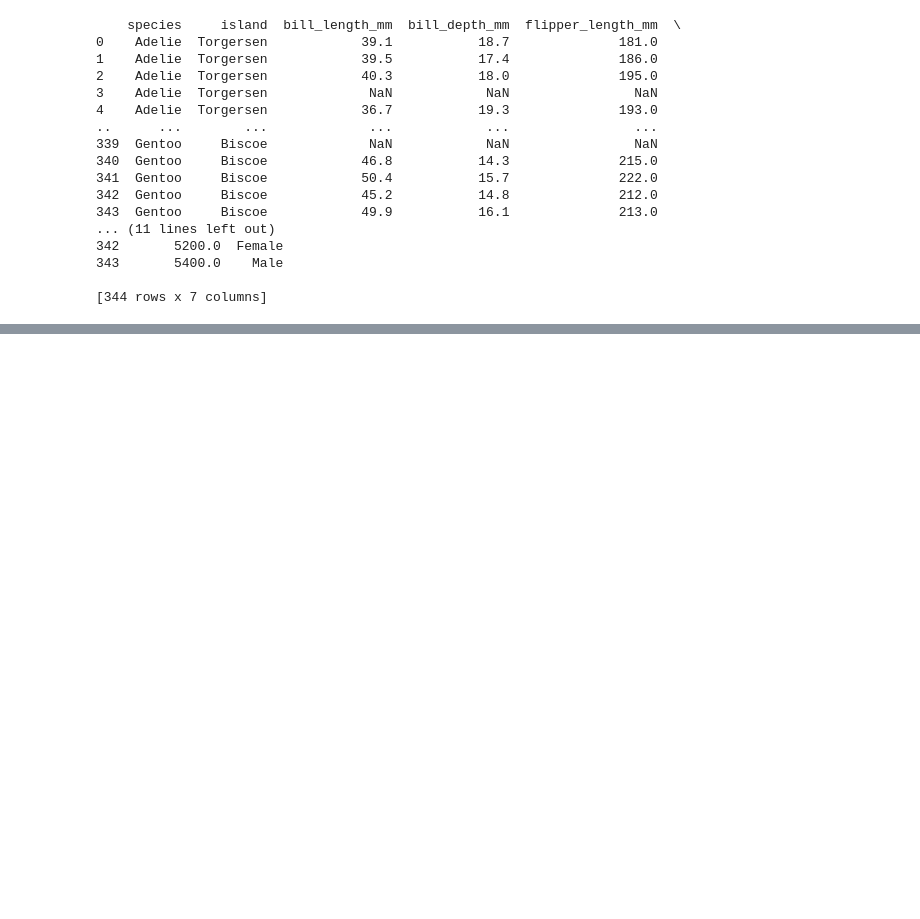
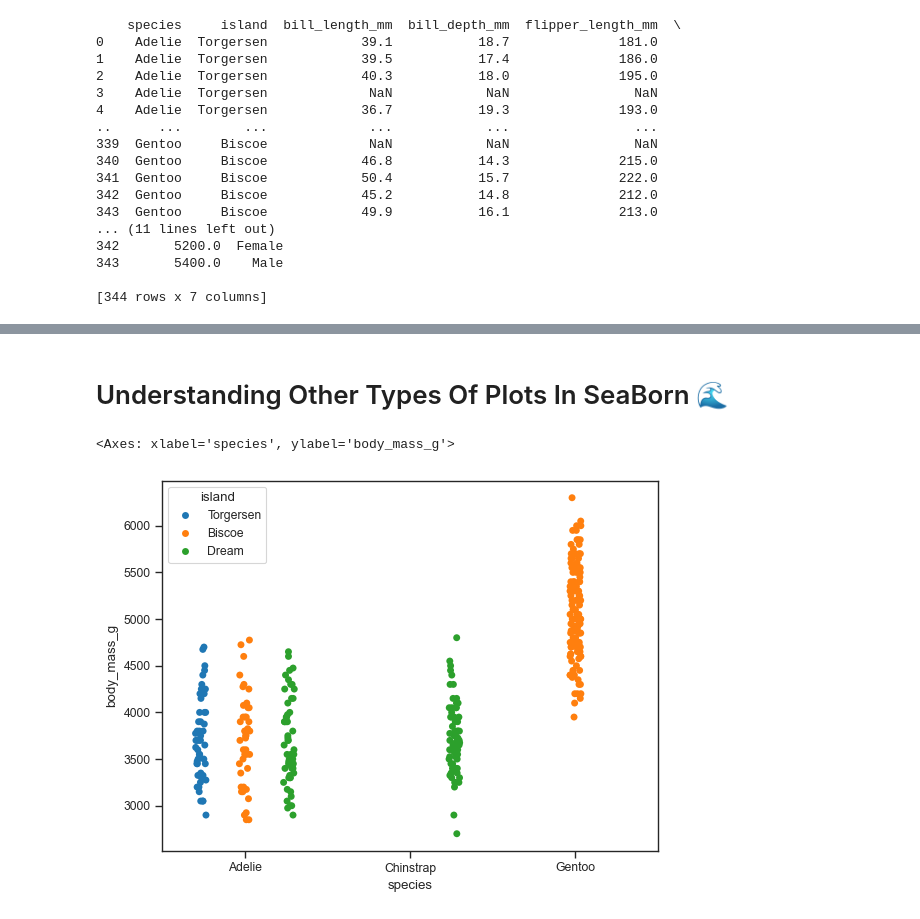
Before and after one commit to sidraanl-08/completedatascience, a Jupyter notebook: seaborn/seaborn.ipynb, the cells around one changed output, grey strips where cells are left out. Cells and saved outputs as stored; diff of their text form; code cells hidden in the pictures; blank space fills up the shorter version.

```diff
--- a/seaborn/seaborn.ipynb
+++ b/seaborn/seaborn.ipynb
@@ -57,0 +111,9 @@ sb.scatterplot(data = penguins, x = 'flipper_length_mm' , y = 'body_mass_g')
+# %% [markdown]
+# Understanding Other Types Of Plots In SeaBorn 🌊
+# %%
+#obtaining more readaility with stripplot and using dodge and jitter
+
+sb.stripplot(data=penguins, x = 'species', y = 'body_mass_g', hue = 'island', dodge=True, jitter = True)
+# %% [output]
+<Axes: xlabel='species', ylabel='body_mass_g'>
+[figure, added]
```
Also changed, not shown: parts of 19 cells of this notebook.
